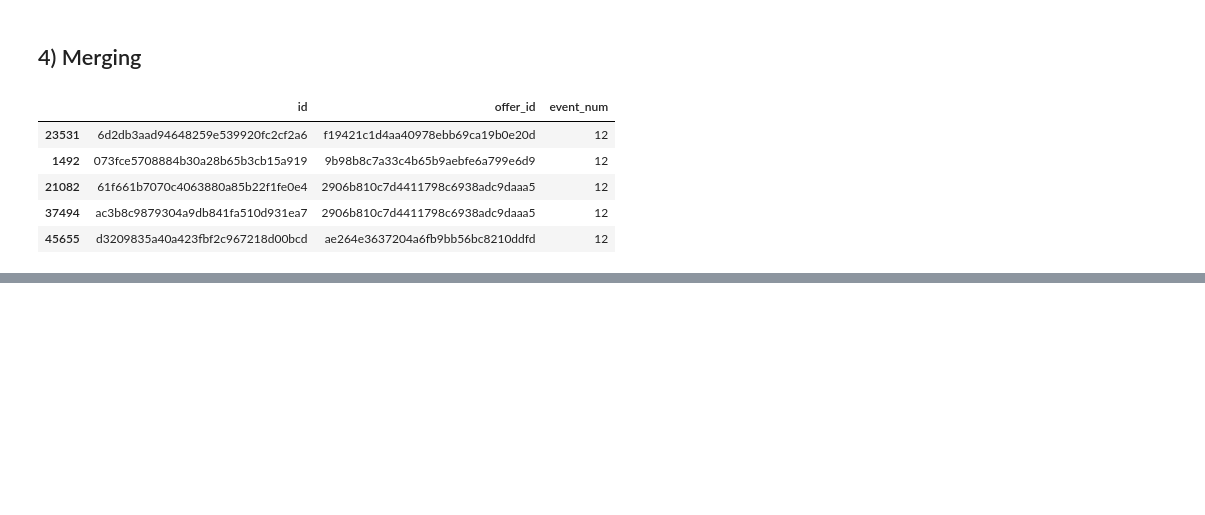
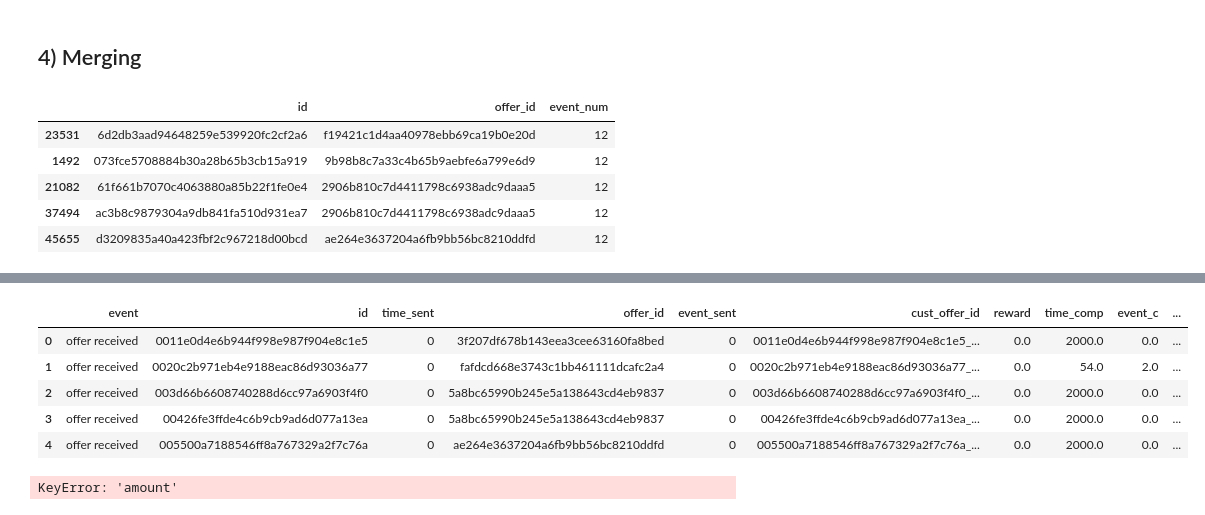
Before and after one commit to IllanL/Udacity_ML_Eng, a Jupyter notebook: Capstone project - Starbucks/Starbucks_Capstone_notebook.ipynb, the cells around one changed output, grey strips where cells are left out. Saved outputs shown, nothing was run; the diff lists cells and outputs as text; code cells hidden in the pictures; blank space fills up the shorter version.

```diff
--- a/Capstone project - Starbucks/Starbucks_Capstone_notebook.ipynb
+++ b/Capstone project - Starbucks/Starbucks_Capstone_notebook.ipynb
@@ -918,0 +944,9 @@ for df in [clean_offers_rec, clean_offers_completed]:
+# %%
+dict_to_fill = {'reward':0,
+               'time_comp':2000,
+               'event_c':0}
+
+for key in dict_to_fill.keys():
+    matched_offers[key].fillna(dict_to_fill[key], inplace = True)
+
+matched_offers['time_diff'] = matched_offers['time_comp'] - matched_offers['time_sent']
@@ -981,0 +996,32 @@ transcript2.groupby(['id', 'offer_id'])['event_num'].max().reset_index()
+# %%
+aaa = pd.merge(matched_offers,
+        clean_transactions[['id', 'time', 'amount']],
+        left_on = ['id', 'time_comp'],
+        right_on = ['id', 'time'],
+        how = 'left')
+
+aaa.drop('time', axis = 1, inplace = True)
+
+aaa['amount'].fillna(0, inplace = True)
+
+assert aaa.shape[0] == matched_offers.shape[0]
+
+aaa.head()
+# %% [output]
+|  | event | id | time_sent | offer_id | event_sent | cust_offer_id | reward | time_comp | event_c | ... |
+| 0 | offer received | 0011e0d4e6b944f998e987f904e8c1e5 | 0 | 3f207df678b143eea3cee63160fa8bed | 0 | 0011e0d4e6b944f998e987f904e8c1e5_... | 0.0 | 2000.0 | 0.0 | ... |
+| 1 | offer received | 0020c2b971eb4e9188eac86d93036a77 | 0 | fafdcd668e3743c1bb461111dcafc2a4 | 0 | 0020c2b971eb4e9188eac86d93036a77_... | 0.0 | 54.0 | 2.0 | ... |
+| 2 | offer received | 003d66b6608740288d6cc97a6903f4f0 | 0 | 5a8bc65990b245e5a138643cd4eb9837 | 0 | 003d66b6608740288d6cc97a6903f4f0_... | 0.0 | 2000.0 | 0.0 | ... |
+| 3 | offer received | 00426fe3ffde4c6b9cb9ad6d077a13ea | 0 | 5a8bc65990b245e5a138643cd4eb9837 | 0 | 00426fe3ffde4c6b9cb9ad6d077a13ea_... | 0.0 | 2000.0 | 0.0 | ... |
+| 4 | offer received | 005500a7188546ff8a767329a2f7c76a | 0 | ae264e3637204a6fb9bb56bc8210ddfd | 0 | 005500a7188546ff8a767329a2f7c76a_... | 0.0 | 2000.0 | 0.0 | ... |
+# %%
+clean_profile_expanded = pd.merge(clean_profile_expanded,
+                                  aaa.groupby('id')['amount'].sum().reset_index(),
+                                  on = ['id'],
+                                  how = 'left')
+
+clean_profile_expanded.rename({'amount_x':'tot_spent','amount_y':'tot_offers_spent' }, axis = 1, inplace = True)
+
+clean_profile_expanded[clean_profile_expanded['amount'].isna()]
+# %% [output]
+KeyError: 'amount'
```
Also changed, not shown: parts of 52 cells of this notebook, 2 other files.
